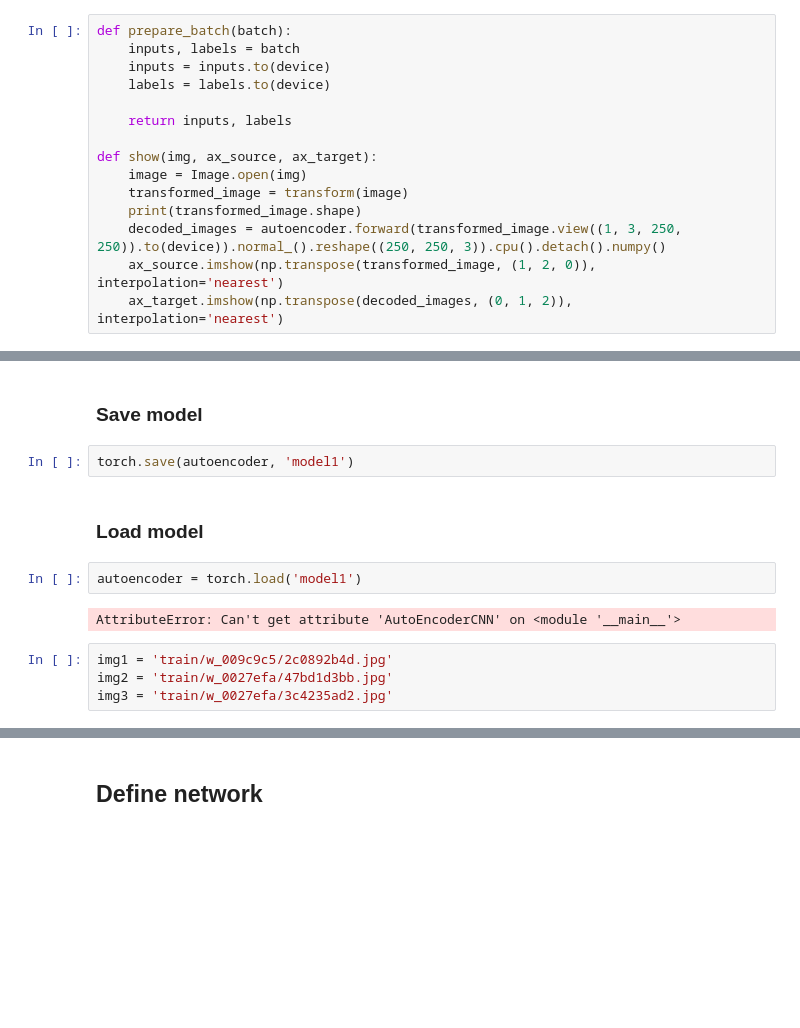
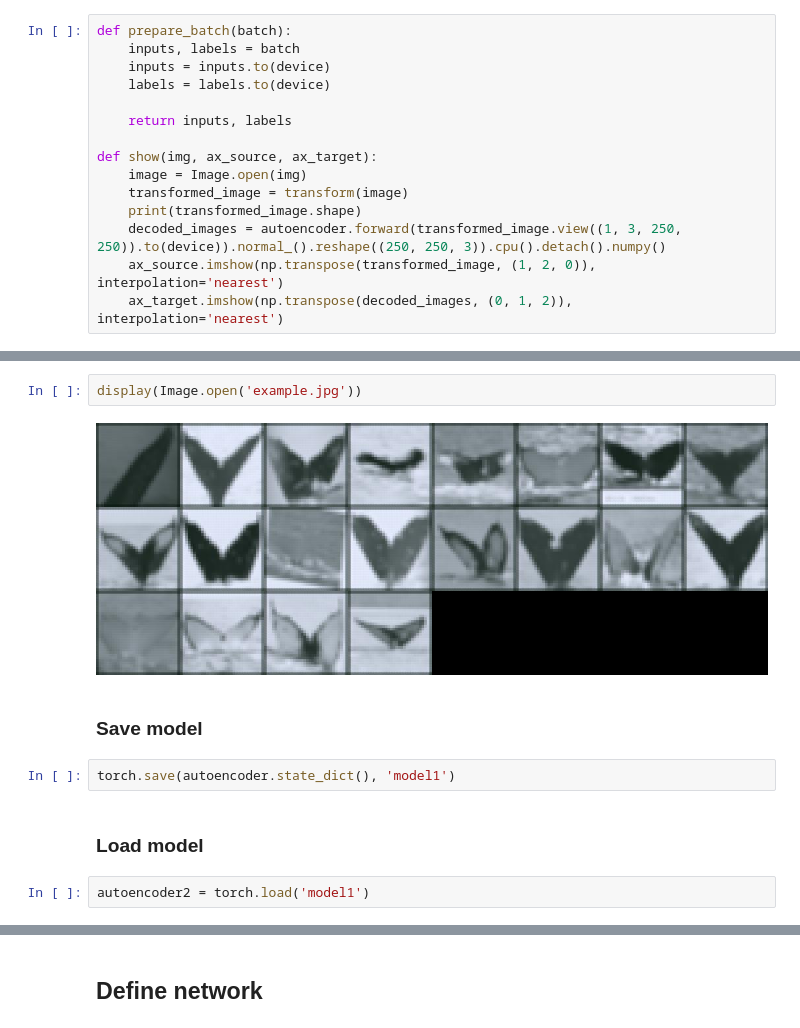
Before and after one commit to lipinski/deep-learning-projects, a Jupyter notebook: HumpbackWhaleIdentification.ipynb, the cells around one changed output, grey strips where cells are left out. Cells and saved outputs as stored; diff of their text form; blank space fills up the shorter version.

```diff
--- a/HumpbackWhaleIdentification.ipynb
+++ b/HumpbackWhaleIdentification.ipynb
@@ -221,14 +257,12 @@ for epoch in range(n_epochs):
+# %%
+display(Image.open('example.jpg'))
+# %% [output]
+[figure, added]
 # %% [markdown]
 ### Save model
 # %%
-torch.save(autoencoder, 'model1')
+torch.save(autoencoder.state_dict(), 'model1')
 # %% [markdown]
 ### Load model
 # %%
-autoencoder = torch.load('model1')
+autoencoder2 = torch.load('model1')
-# %% [output]
-AttributeError: Can't get attribute 'AutoEncoderCNN' on <module '__main__'>
-# %%
-img1 = 'train/w_009c9c5/2c0892b4d.jpg'
-img2 = 'train/w_0027efa/47bd1d3bb.jpg'
-img3 = 'train/w_0027efa/3c4235ad2.jpg'
```
Also changed, not shown: parts of 13 cells of this notebook.
